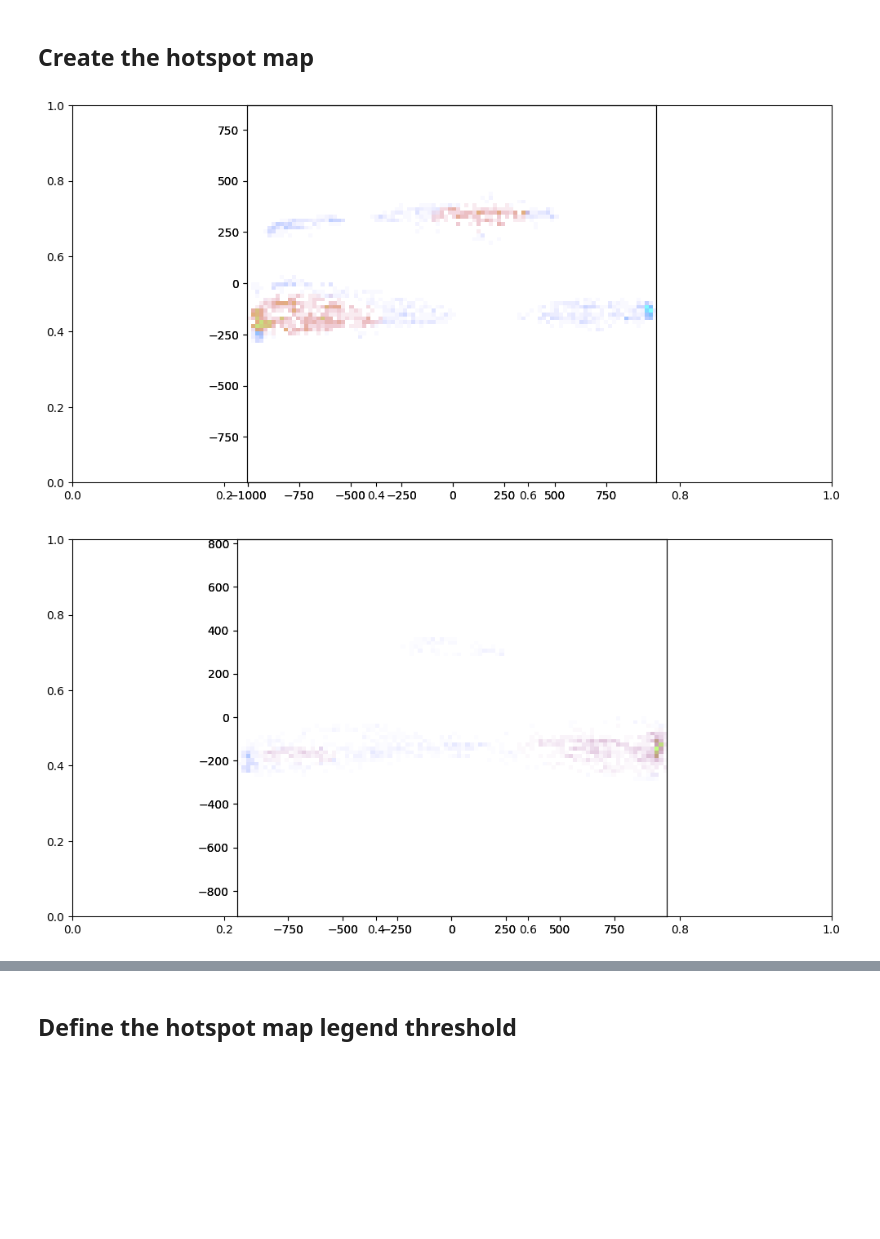
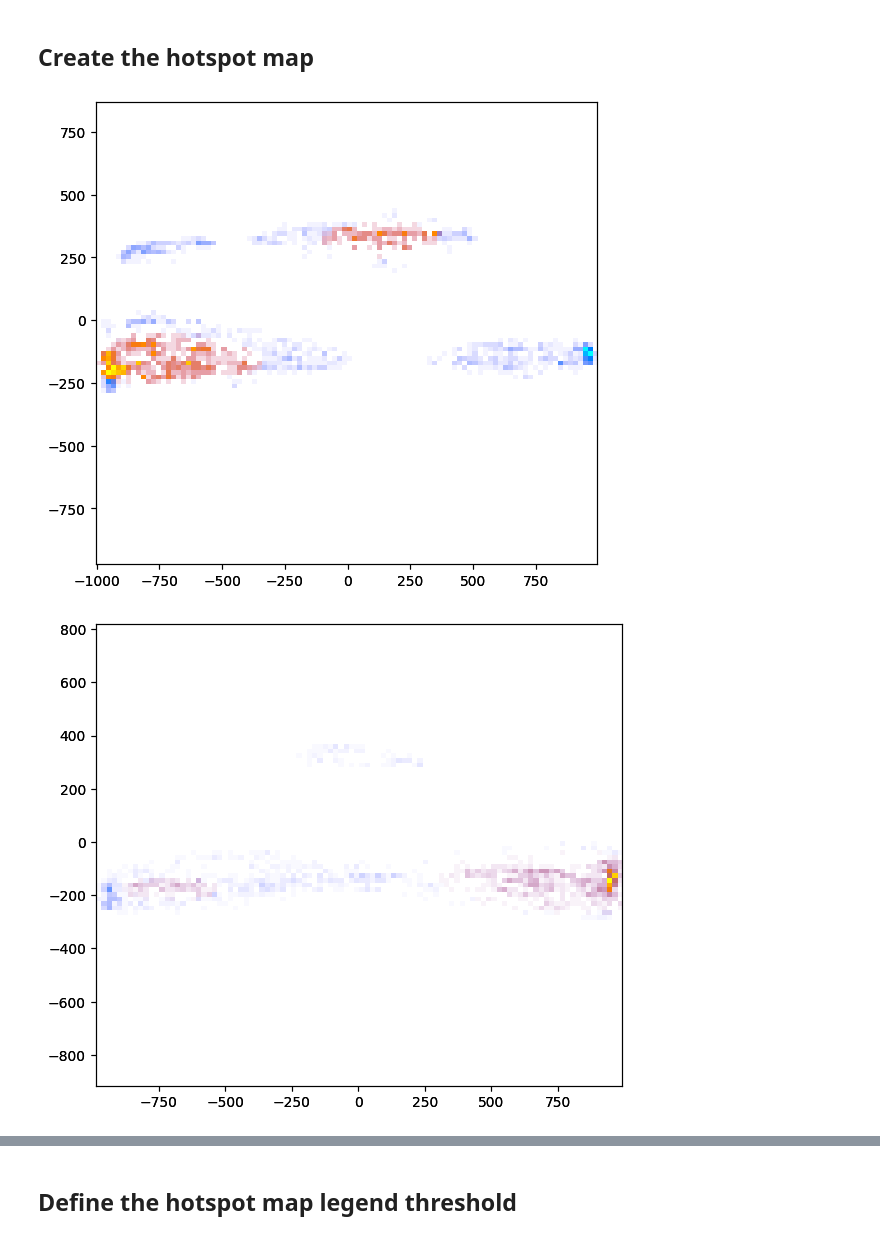
Before and after one commit to bsanchezhtx/helios-group-project, a Jupyter notebook: task2.ipynb, the cells around one changed output, grey strips where cells are left out. Drawn from its saved outputs; the diff is of its cells as text; code cells hidden in the pictures; blank space fills up the shorter version.

Commit message:
remove background to fix scale

```diff
--- a/task2.ipynb
+++ b/task2.ipynb
@@ -116,34 +116,33 @@ def heatmap(data, threshold, ax, color_map, intensity_data):
         if intensity >= threshold:
             heatmap[row, col] += 1
 
     ax.imshow(heatmap, cmap=color_map, origin='lower', extent=[x_min, x_max, y_min, y_max], alpha=1)
 
 d1 = t[2]
 d2 = t[3]
 
 for data_segment in dfs:
     data_segment['intensity'] = intensity_estimation(data_segment)
 
-    fig, background = plt.subplots(1, 1, figsize=(12, 6))
-    ax1 = fig.add_axes(background.get_position(), zorder=1)
+    fig, ax1 = plt.subplots(1, 1, figsize=(12, 6))
     ax2 = fig.add_axes(background.get_position(), zorder=2)
 
     ax1.set_facecolor('none')
     ax2.set_facecolor('none')
 
     # fig1, ax1 = plt.subplots(1, 1, figsize=(12, 6))
     # fig2, ax2 = plt.subplots(1, 1, figsize=(12, 6))
 
 
     custom_blue_cmap = create_blue_colormap()
     custom_red_cmap = create_red_colormap()
 
     background.set_facecolor('white')
 
     heatmap(data_segment, d1, ax1, custom_blue_cmap, intensity_data)
     heatmap(data_segment, d2, ax2, custom_red_cmap, intensity_data)
 
     plt.show()
 # %% [output]
-[figure, old version]
+[figure, new version]
-[figure, old version]
+[figure, new version]
```
Also changed, not shown: parts of 1 cell of this notebook.
